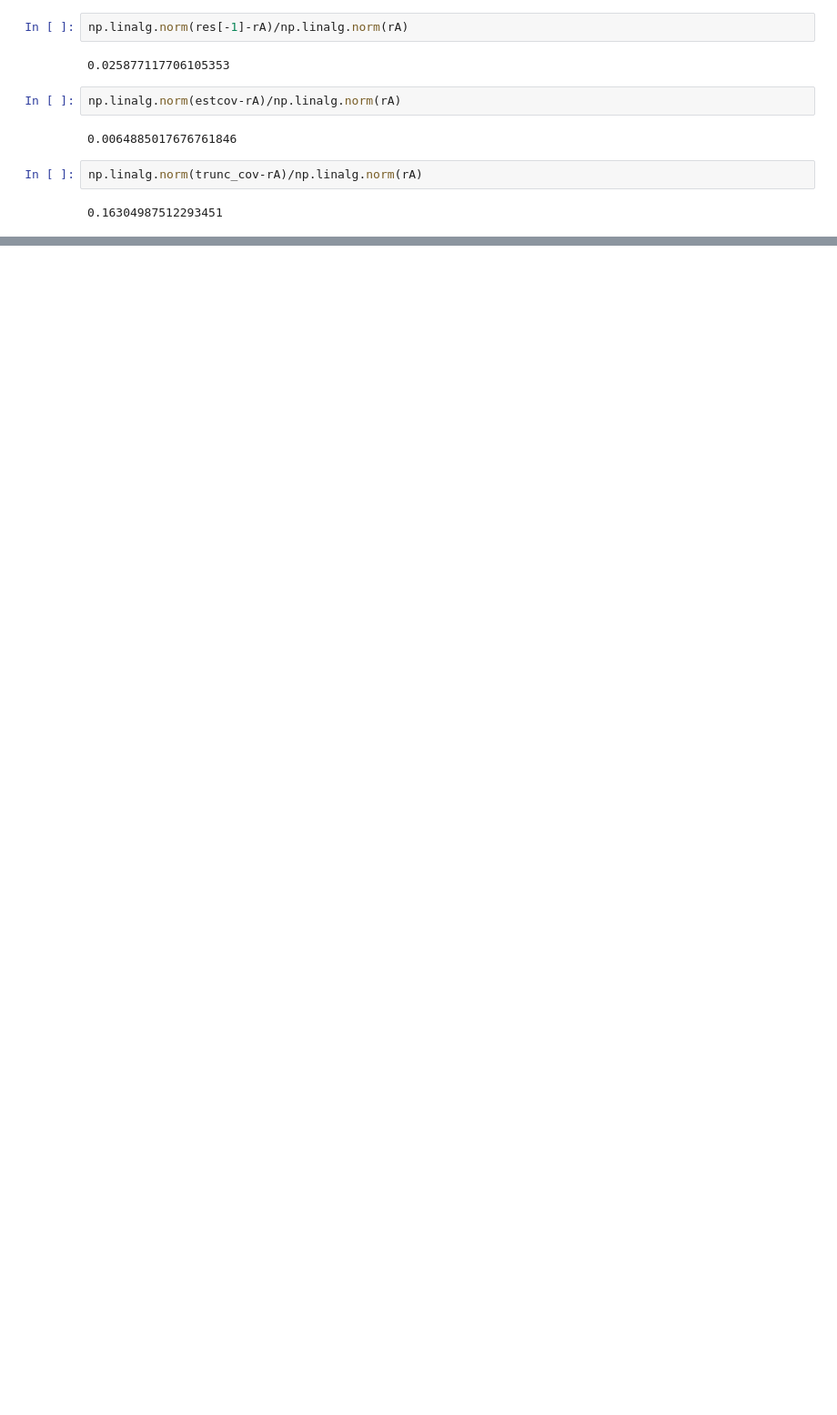
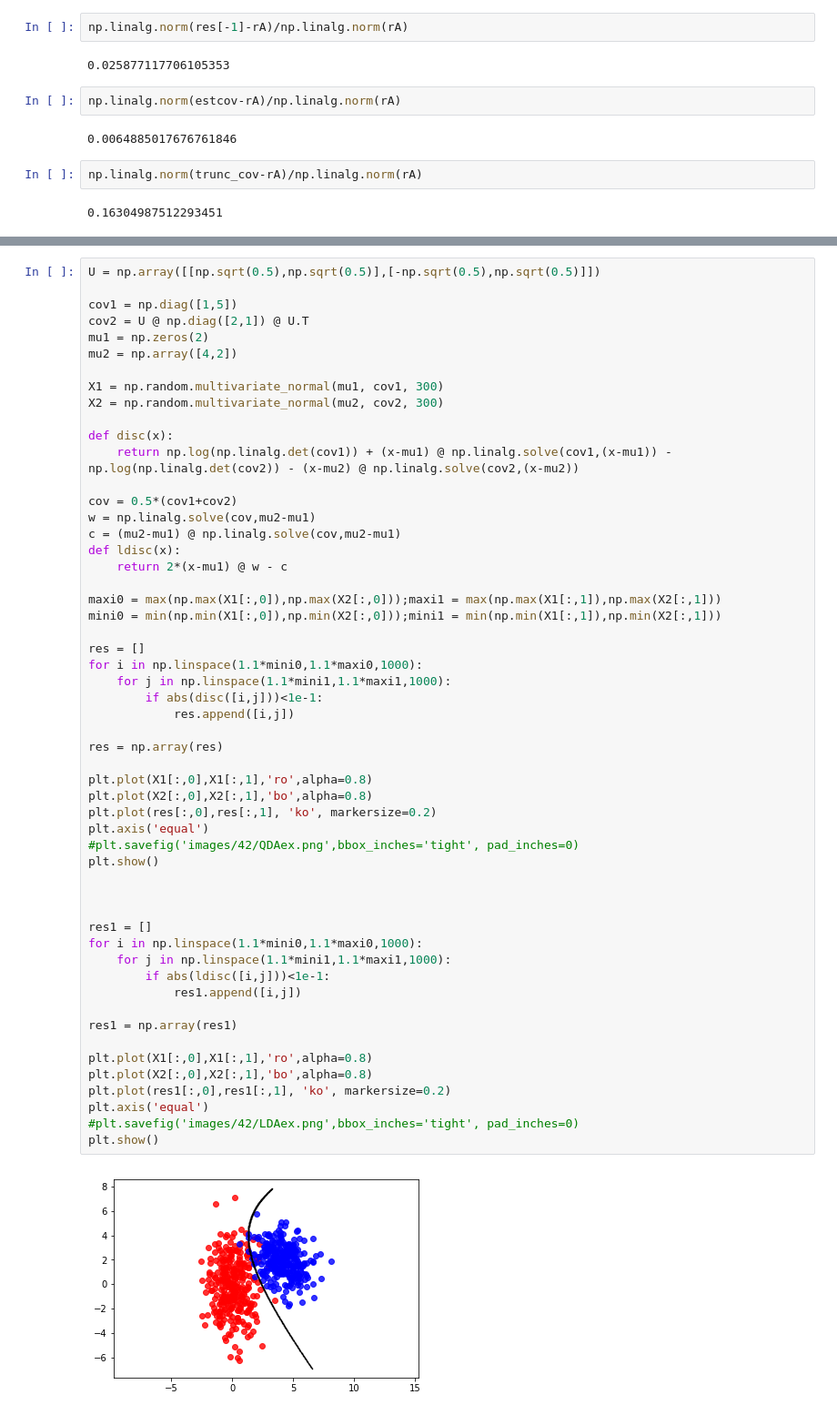
Before and after one commit to WilliamBo/MasterProject, a Jupyter notebook: Master Project/Code/ProjectImages.ipynb, the cells around one changed output, grey strips where cells are left out. Shown: that part at 91% size. Drawn from its saved outputs; the diff is of its cells as text; blank space fills up the shorter version.

```diff
--- a/Master Project/Code/ProjectImages.ipynb
+++ b/Master Project/Code/ProjectImages.ipynb
@@ -412,0 +415,56 @@ np.linalg.norm(trunc_cov-rA)/np.linalg.norm(rA)
+# %%
+U = np.array([[np.sqrt(0.5),np.sqrt(0.5)],[-np.sqrt(0.5),np.sqrt(0.5)]])
+
+cov1 = np.diag([1,5])
+cov2 = U @ np.diag([2,1]) @ U.T
+mu1 = np.zeros(2)
+mu2 = np.array([4,2])
+
+X1 = np.random.multivariate_normal(mu1, cov1, 300)
+X2 = np.random.multivariate_normal(mu2, cov2, 300)
+
+def disc(x):
+    return np.log(np.linalg.det(cov1)) + (x-mu1) @ np.linalg.solve(cov1,(x-mu1)) - np.log(np.linalg.det(cov2)) - (x-mu2) @ np.linalg.solve(cov2,(x-mu2))
+
+cov = 0.5*(cov1+cov2)
+w = np.linalg.solve(cov,mu2-mu1)
+c = (mu2-mu1) @ np.linalg.solve(cov,mu2-mu1)
+def ldisc(x):
+    return 2*(x-mu1) @ w - c
+
+maxi0 = max(np.max(X1[:,0]),np.max(X2[:,0]));maxi1 = max(np.max(X1[:,1]),np.max(X2[:,1]))
+mini0 = min(np.min(X1[:,0]),np.min(X2[:,0]));mini1 = min(np.min(X1[:,1]),np.min(X2[:,1]))
+
+res = []
+for i in np.linspace(1.1*mini0,1.1*maxi0,1000):
+    for j in np.linspace(1.1*mini1,1.1*maxi1,1000):
+        if abs(disc([i,j]))<1e-1:
+            res.append([i,j])
+
+res = np.array(res)
+
+plt.plot(X1[:,0],X1[:,1],'ro',alpha=0.8)
+plt.plot(X2[:,0],X2[:,1],'bo',alpha=0.8)
+plt.plot(res[:,0],res[:,1], 'ko', markersize=0.2)
+plt.axis('equal')
+#plt.savefig('images/42/QDAex.png',bbox_inches='tight', pad_inches=0)
+plt.show()
+
+
+
+res1 = []
+for i in np.linspace(1.1*mini0,1.1*maxi0,1000):
+    for j in np.linspace(1.1*mini1,1.1*maxi1,1000):
+        if abs(ldisc([i,j]))<1e-1:
+            res1.append([i,j])
+
+res1 = np.array(res1)
+
+plt.plot(X1[:,0],X1[:,1],'ro',alpha=0.8)
+plt.plot(X2[:,0],X2[:,1],'bo',alpha=0.8)
+plt.plot(res1[:,0],res1[:,1], 'ko', markersize=0.2)
+plt.axis('equal')
+#plt.savefig('images/42/LDAex.png',bbox_inches='tight', pad_inches=0)
+plt.show()
+# %% [output]
+[figure, added]
```
Also changed, not shown: parts of 2 cells of this notebook, 12 other files.
